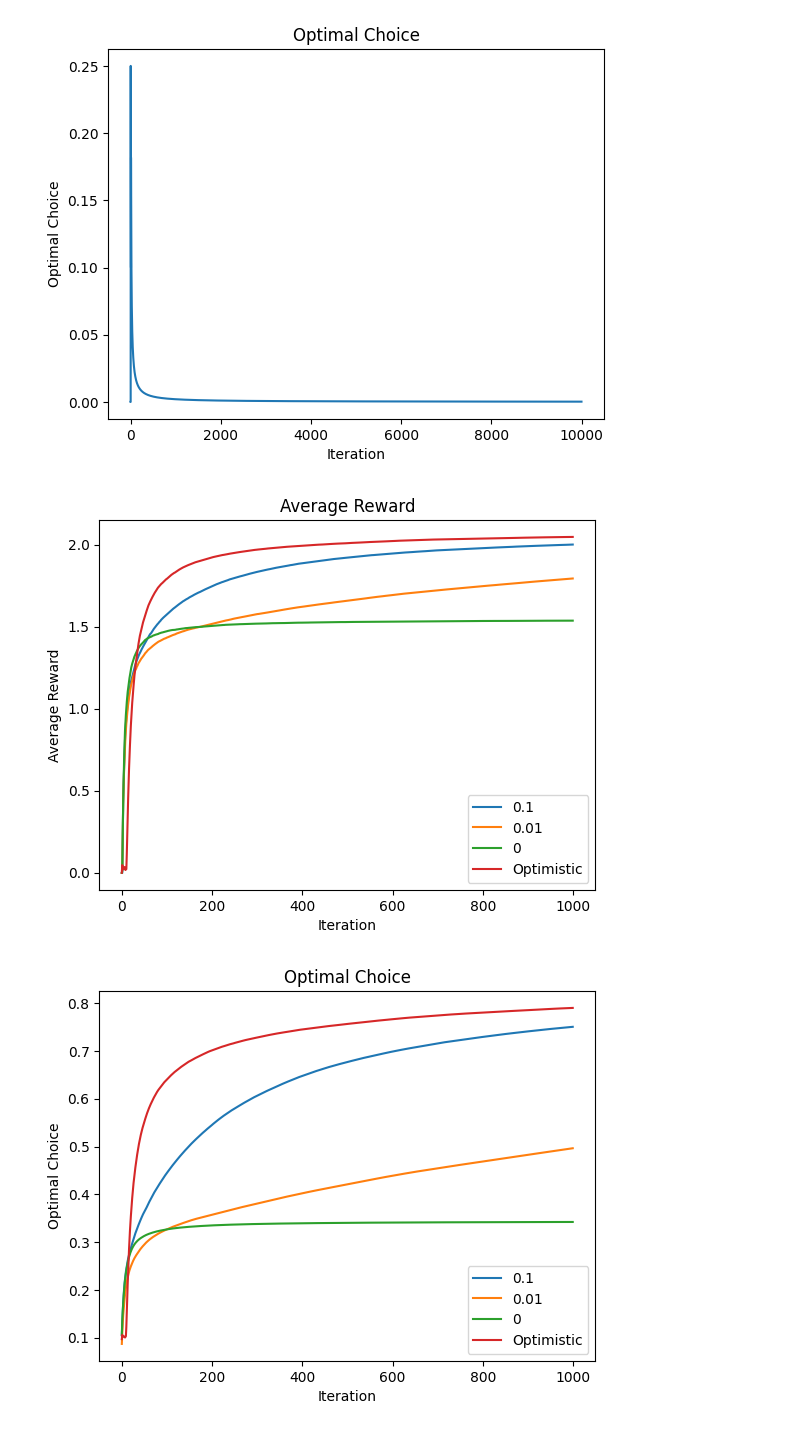
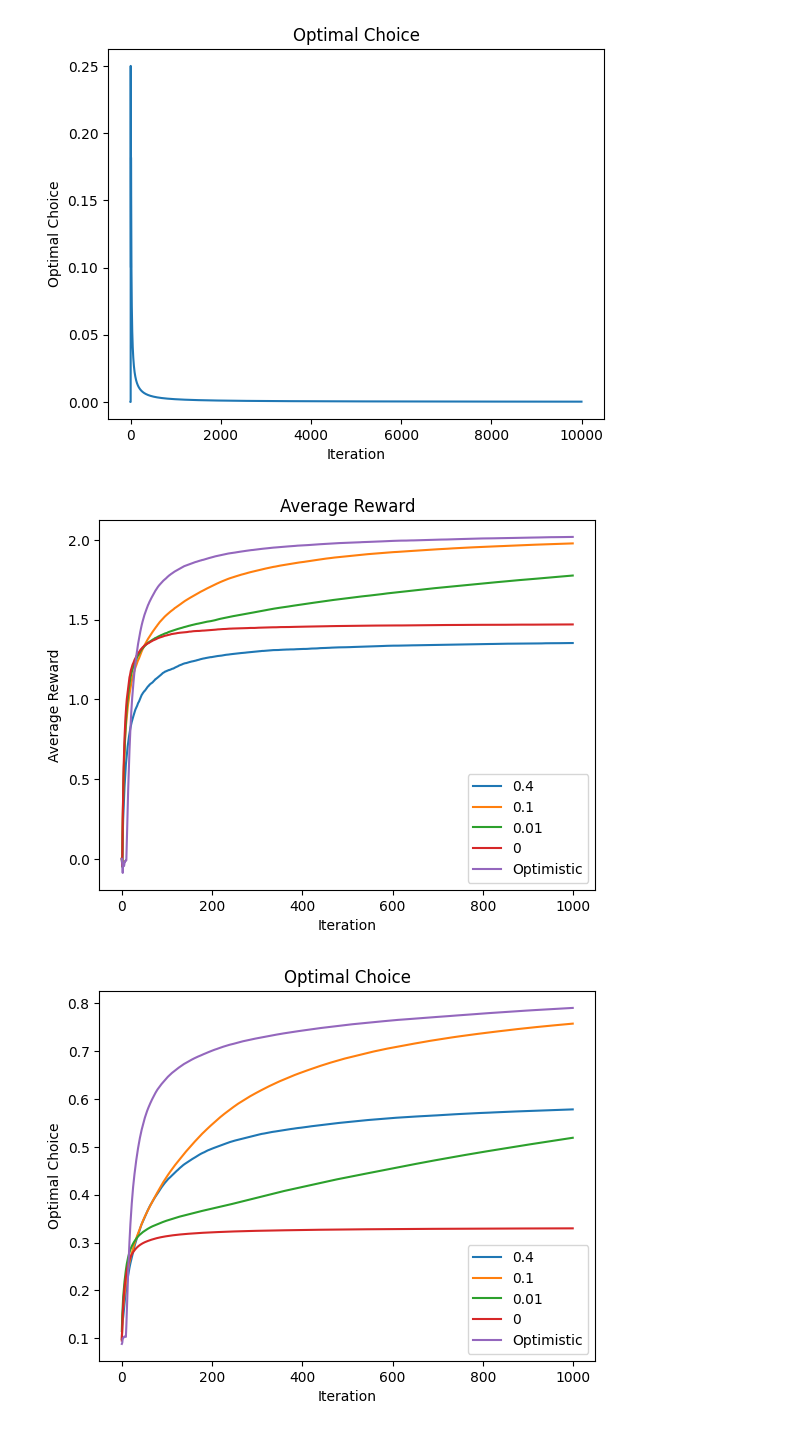
Before and after one commit to colonelcandycorn/reinforcement_learning, a Jupyter notebook: bandit.ipynb, the cells around one changed output. Cells and saved outputs as stored; diff of their text form; code cells hidden in the pictures.

Commit message:
Add 0.4 epsilon run

```diff
--- a/bandit.ipynb
+++ b/bandit.ipynb
@@ -63,6 +63,8 @@ running_avg_reward_0_epsilon = [0] * 1000
 running_optimal_choice_percentage_0_epsilon = [0] * 1000
 running_avg_reward_optimistic = [0] * 1000
 running_optimal_choice_percentage_optimistic = [0] * 1000
+running_avg_reward_4_epsilon = [0] * 1000
+running_optimal_choice_percentage_4_epsilon = [0] * 1000
 
 for i in range(1000):
     x = np.random.normal(scale=1.5, size=(1, 10))
@@ -103,9 +105,19 @@ for i in range(1000):
     running_optimal_choice_percentage_optimistic = [x + (1 / (i + 1)) * (y - x) for x, y in
                                                     zip(running_optimal_choice_percentage_optimistic,
                                                         learner4.get_optimal_choice())]
+
+    a_bandit.reset()
+    learner5 = Learner(bandit=a_bandit, epsilon=0.4)
+    learner5.learn_model()
+    running_avg_reward_4_epsilon = [x + (1 / (i + 1)) * (y - x) for x, y in
+                                    zip(running_avg_reward_4_epsilon, learner5.get_avg_rewards())]
+    running_optimal_choice_percentage_4_epsilon = [x + (1 / (i + 1)) * (y - x) for x, y in
+                                                   zip(running_optimal_choice_percentage_4_epsilon,
+                                                       learner5.get_optimal_choice())]
 # %%
 
 fig, ax = plt.subplots()
+ax.plot(running_avg_reward_4_epsilon)
 ax.plot(running_avg_reward)
 ax.plot(running_avg_reward_01_epsilon)
 ax.plot(running_avg_reward_0_epsilon)
@@ -113,20 +125,21 @@ ax.plot(running_avg_reward_optimistic)
 ax.set_title("Average Reward")
 ax.set_xlabel("Iteration")
 ax.set_ylabel("Average Reward")
-ax.legend(["0.1", "0.01", "0", "Optimistic"])
+ax.legend(["0.4", "0.1", "0.01", "0", "Optimistic"])
 plt.show()
 # %% [output]
-[figure, old version]
+[figure, new version]
 # %%
 fig, ax = plt.subplots()
+ax.plot(running_optimal_choice_percentage_4_epsilon)
 ax.plot(running_optimal_choice_percentage)
 ax.plot(running_optimal_choice_percentage_01_epsilon)
 ax.plot(running_optimal_choice_percentage_0_epsilon)
 ax.plot(running_optimal_choice_percentage_optimistic)
 ax.set_title("Optimal Choice")
 ax.set_xlabel("Iteration")
 ax.set_ylabel("Optimal Choice")
-ax.legend(["0.1", "0.01", "0", "Optimistic"])
+ax.legend(["0.4", "0.1", "0.01", "0", "Optimistic"])
 plt.show()
 # %% [output]
-[figure, old version]
+[figure, new version]
```
